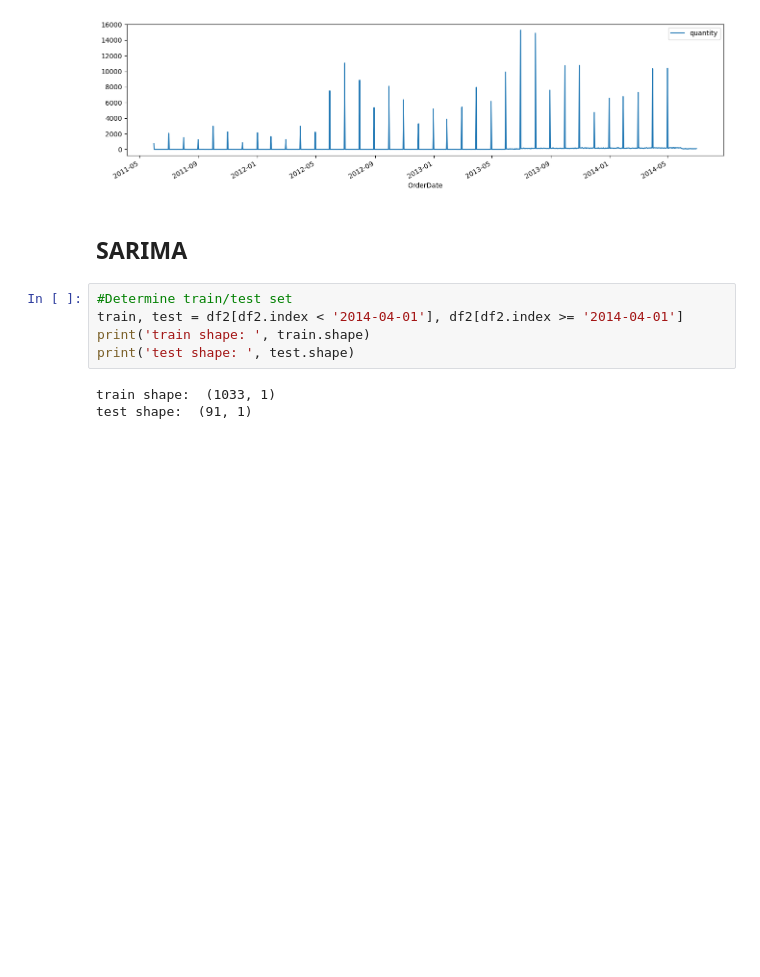
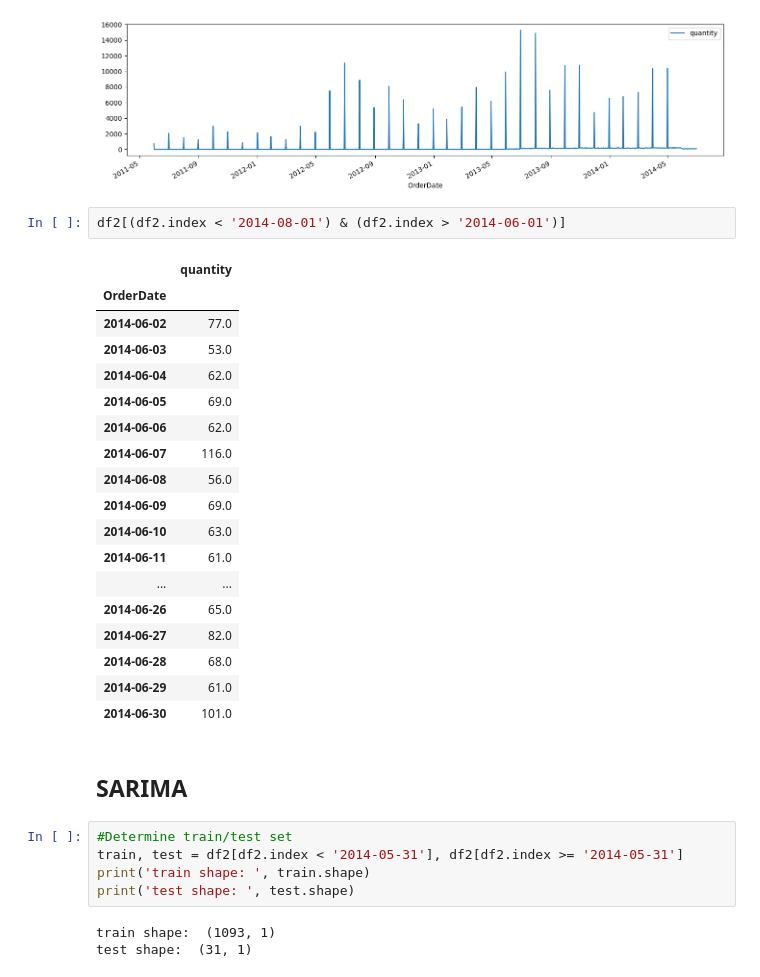
Before and after one commit to Hewhoipia/BDA-BI, a Jupyter notebook: arima/example.ipynb, the cells around one changed output. Drawn from its saved outputs; the diff is of its cells as text; blank space fills up the shorter version.

```diff
--- a/arima/example.ipynb
+++ b/arima/example.ipynb
@@ -244,14 +188,35 @@ df2.plot(figsize=(16, 4))
 (1124, 1)
 <Axes: xlabel='OrderDate'>
 [figure]
+# %%
+df2[(df2.index < '2014-08-01') & (df2.index > '2014-06-01')]
+# %% [output]
+|  | quantity |
+| OrderDate |  |
+| 2014-06-02 | 77.0 |
+| 2014-06-03 | 53.0 |
+| 2014-06-04 | 62.0 |
+| 2014-06-05 | 69.0 |
+| 2014-06-06 | 62.0 |
+| 2014-06-07 | 116.0 |
+| 2014-06-08 | 56.0 |
+| 2014-06-09 | 69.0 |
+| 2014-06-10 | 63.0 |
+| 2014-06-11 | 61.0 |
+| ... | ... |
+| 2014-06-26 | 65.0 |
+| 2014-06-27 | 82.0 |
+| 2014-06-28 | 68.0 |
+| 2014-06-29 | 61.0 |
+| 2014-06-30 | 101.0 |
 # %% [markdown]
 ## SARIMA
 # %%
 #Determine train/test set
-train, test = df2[df2.index < '2014-04-01'], df2[df2.index >= '2014-04-01']
+train, test = df2[df2.index < '2014-05-31'], df2[df2.index >= '2014-05-31']
 print('train shape: ', train.shape)
 print('test shape: ', test.shape)
 # %% [output]
-train shape:  (1033, 1)
-test shape:  (91, 1)
+train shape:  (1093, 1)
+test shape:  (31, 1)
 # %%
```
Also changed, not shown: parts of 10 cells of this notebook.
